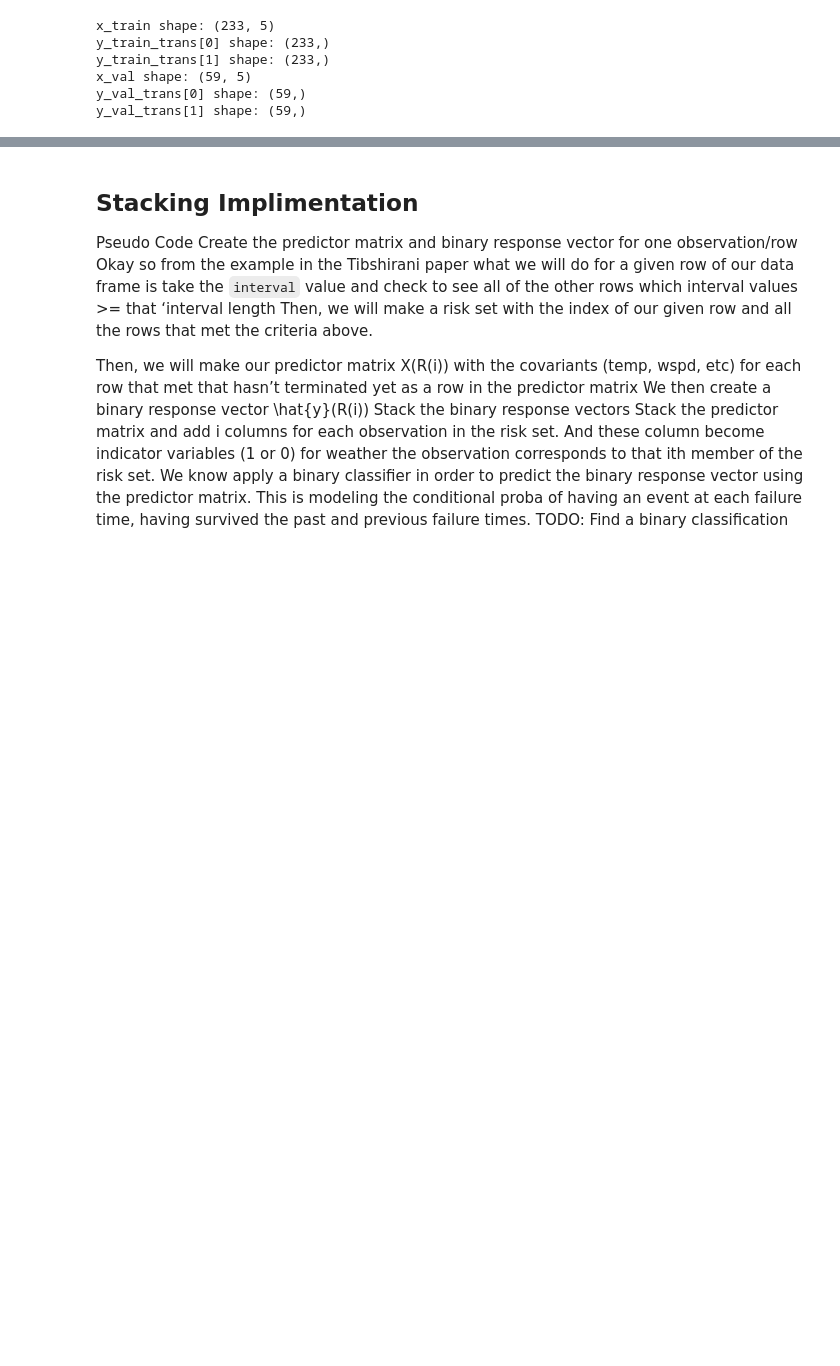
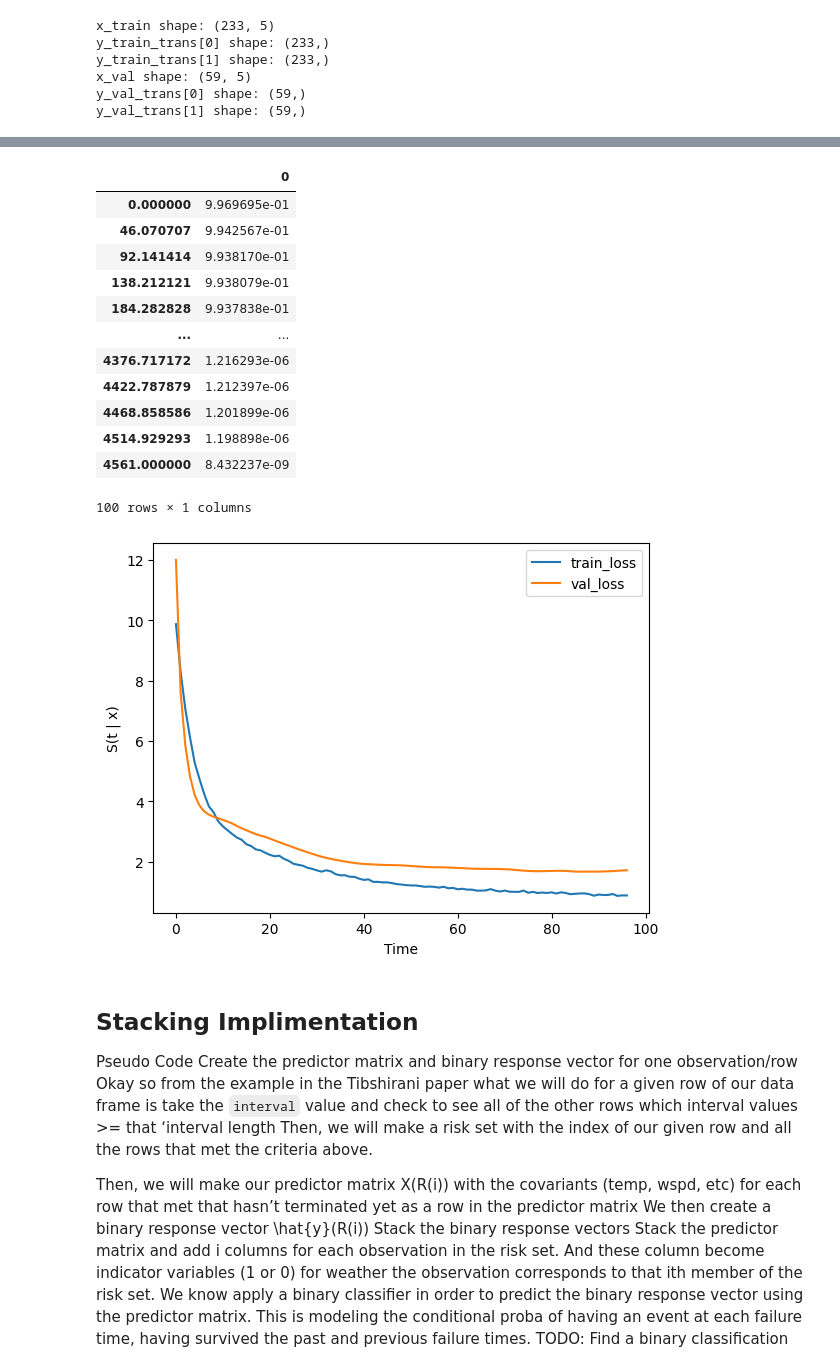
Before and after one commit to puckybreg/Native-Bee-Thesis, a Jupyter notebook: notebook_for_data_analysis.ipynb, the cells around one changed output, grey strips where cells are left out. Saved outputs shown, nothing was run; the diff lists cells and outputs as text; code cells hidden in the pictures; blank space fills up the shorter version.

```diff
--- a/notebook_for_data_analysis.ipynb
+++ b/notebook_for_data_analysis.ipynb
@@ -635,3 +810,26 @@ y_val_trans[1] shape: (59,)
+# %%
+_ = fit_model.plot()
+fit_model.to_pandas().val_loss.min()
+base_model.score_in_batches(val)
+surv = base_model.predict_surv_df(x_test)
+plt.ylabel('S(t | x)')
+_ = plt.xlabel('Time')
+surv.iloc[:, :1]
+# %% [output]
+|  | 0 |
+| 0.000000 | 9.969695e-01 |
+| 46.070707 | 9.942567e-01 |
+| 92.141414 | 9.938170e-01 |
+| 138.212121 | 9.938079e-01 |
+| 184.282828 | 9.937838e-01 |
+| ... | ... |
+| 4376.717172 | 1.216293e-06 |
+| 4422.787879 | 1.212397e-06 |
+| 4468.858586 | 1.201899e-06 |
+| 4514.929293 | 1.198898e-06 |
+| 4561.000000 | 8.432237e-09 |
+100 rows × 1 columns
+[figure, added]
 # %% [markdown]
 ## Stacking Implimentation
 Pseudo Code
```
Also changed, not shown: parts of 15 cells of this notebook.
